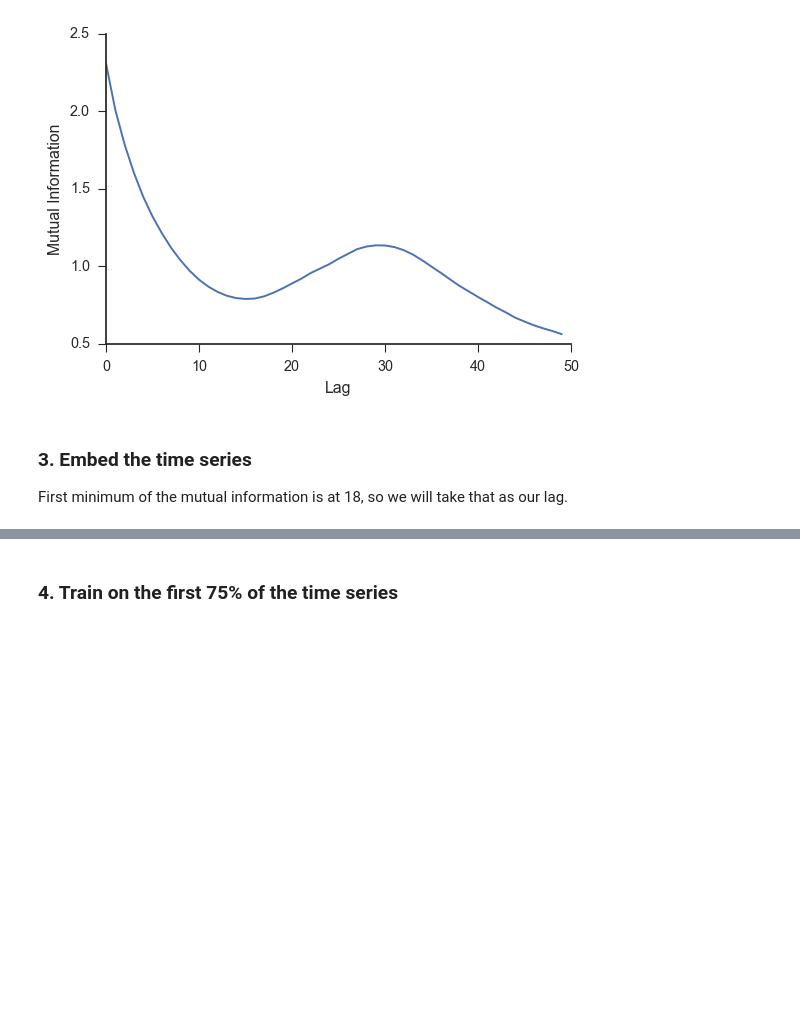
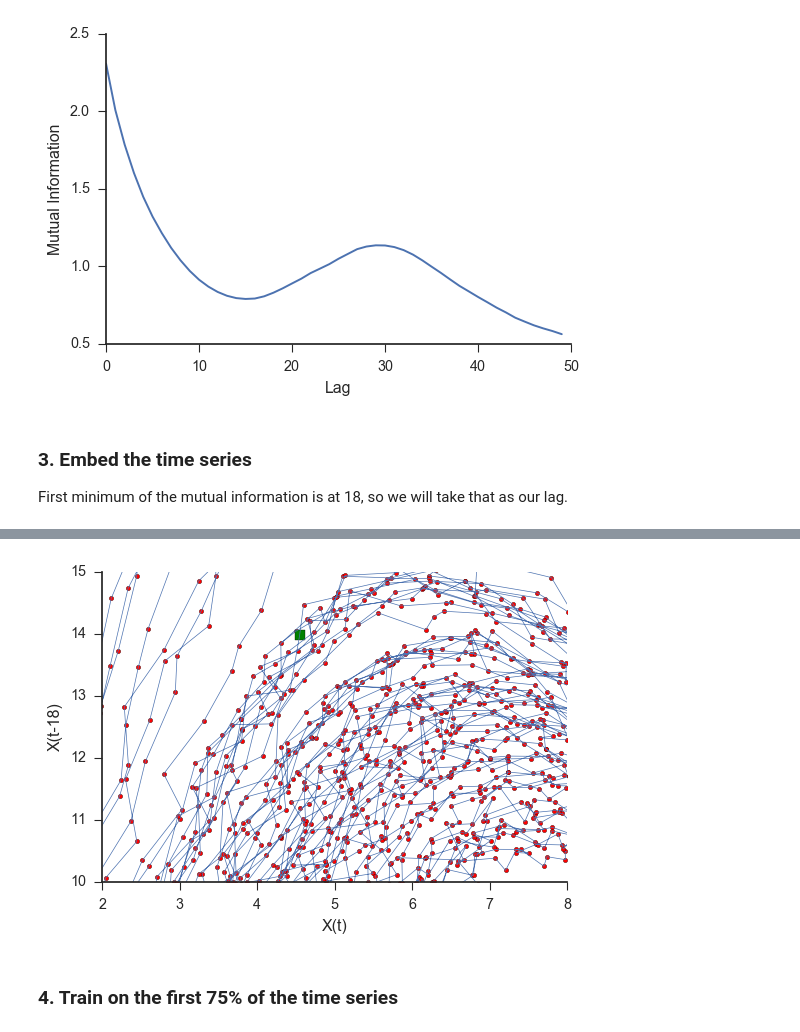
Before and after one commit to nickc1/skedm, a Jupyter notebook: scripts/skNLA_examples.ipynb, the cells around one changed output, grey strips where cells are left out. Cells and saved outputs as stored; diff of their text form; code cells hidden in the pictures; blank space fills up the shorter version.

```diff
--- a/scripts/skNLA_examples.ipynb
+++ b/scripts/skNLA_examples.ipynb
@@ -310,0 +327,12 @@ sns.despine()
+# %%
+fig,ax = plt.subplots()
+ax.plot(r1,r2,linewidth=.5)
+ax.scatter(r1,r2,c='r',s=10)
+ax.scatter(r1[1750],r2[1750],c='g',s=60,marker='s')
+ax.set_xlabel('X(t)')
+ax.set_ylabel('X(t-18)')
+ax.set_xlim(2,8)
+ax.set_ylim(10,15)
+sns.despine()
+# %% [output]
+[figure, added]
```
Also changed, not shown: parts of 20 cells of this notebook, 3 other files.
